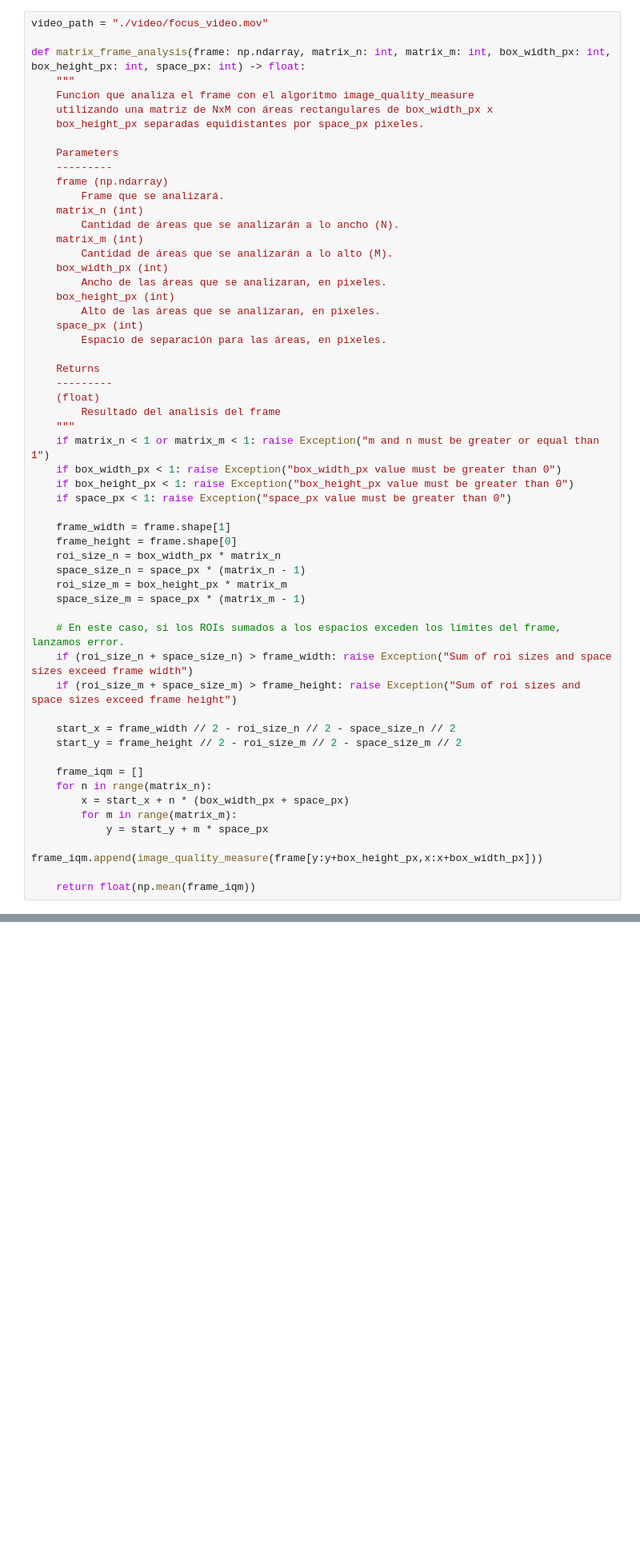
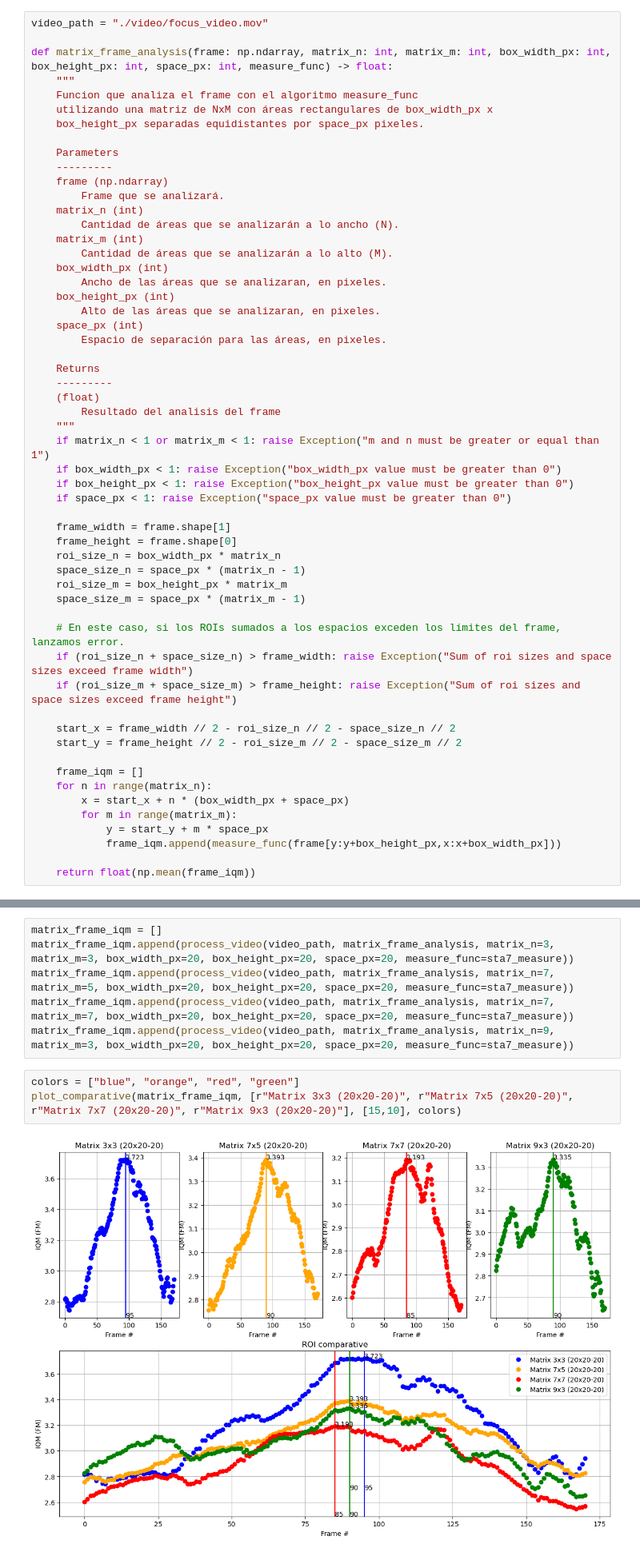
Before and after one commit to gjmv/CEIA_2025_B3_VpC1_TP2, a Jupyter notebook: VPC1_2025_B3_TP2.ipynb, the cells around one changed output, grey strips where cells are left out. Shown at 80% size. Saved outputs shown, nothing was run; the diff lists cells and outputs as text; blank space fills up the shorter version.

```diff
--- a/VPC1_2025_B3_TP2.ipynb
+++ b/VPC1_2025_B3_TP2.ipynb
@@ -237,9 +237,9 @@ plot_comparative(roi_frame_iqm, [r"ROI centered 10% analysis", r"ROI centered 5%
 # %%
 video_path = "./video/focus_video.mov"
 
-def matrix_frame_analysis(frame: np.ndarray, matrix_n: int, matrix_m: int, box_width_px: int, box_height_px: int, space_px: int) -> float:
+def matrix_frame_analysis(frame: np.ndarray, matrix_n: int, matrix_m: int, box_width_px: int, box_height_px: int, space_px: int, measure_func) -> float:
     """
-    Funcion que analiza el frame con el algoritmo image_quality_measure
+    Funcion que analiza el frame con el algoritmo measure_func
     utilizando una matriz de NxM con áreas rectangulares de box_width_px x
     box_height_px separadas equidistantes por space_px pixeles.
 
@@ -287,7 +287,7 @@ def matrix_frame_analysis(frame: np.ndarray, matrix_n: int, matrix_m: int, box_w
         x = start_x + n * (box_width_px + space_px)
         for m in range(matrix_m):
             y = start_y + m * space_px
-            frame_iqm.append(image_quality_measure(frame[y:y+box_height_px,x:x+box_width_px]))
+            frame_iqm.append(measure_func(frame[y:y+box_height_px,x:x+box_width_px]))
 
     return float(np.mean(frame_iqm))
 # %%
@@ -328,0 +403,11 @@ plot_comparative(matrix_frame_iqm, [r"Matrix 1x3 (40x20-30)", r"Matrix 3x1 (20x4
+# %%
+matrix_frame_iqm = []
+matrix_frame_iqm.append(process_video(video_path, matrix_frame_analysis, matrix_n=3, matrix_m=3, box_width_px=20, box_height_px=20, space_px=20, measure_func=sta7_measure))
+matrix_frame_iqm.append(process_video(video_path, matrix_frame_analysis, matrix_n=7, matrix_m=5, box_width_px=20, box_height_px=20, space_px=20, measure_func=sta7_measure))
+matrix_frame_iqm.append(process_video(video_path, matrix_frame_analysis, matrix_n=7, matrix_m=7, box_width_px=20, box_height_px=20, space_px=20, measure_func=sta7_measure))
+matrix_frame_iqm.append(process_video(video_path, matrix_frame_analysis, matrix_n=9, matrix_m=3, box_width_px=20, box_height_px=20, space_px=20, measure_func=sta7_measure))
+# %%
+colors = ["blue", "orange", "red", "green"]
+plot_comparative(matrix_frame_iqm, [r"Matrix 3x3 (20x20-20)", r"Matrix 7x5 (20x20-20)", r"Matrix 7x7 (20x20-20)", r"Matrix 9x3 (20x20-20)"], [15,10], colors)
+# %% [output]
+[figure, added]
```
Also changed, not shown: parts of 19 cells of this notebook.
